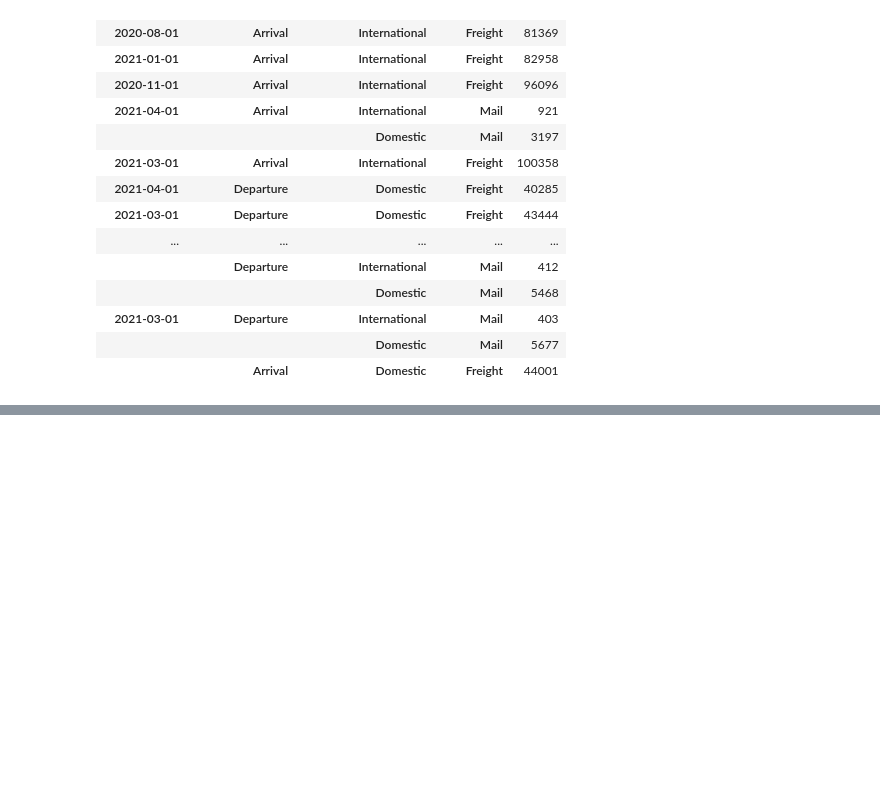
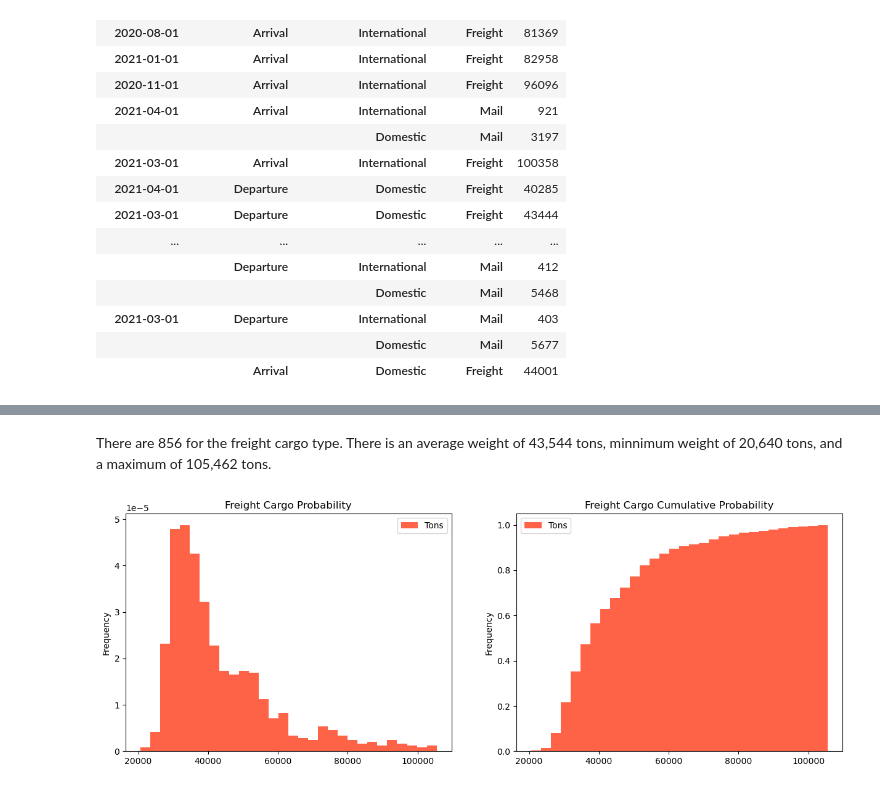
Before and after one commit to IsaganiJulian/LAX_Analysis, a Jupyter notebook: cargo/cargo.ipynb, the cells around one changed output, grey strips where cells are left out. Saved outputs shown, nothing was run; the diff lists cells and outputs as text; code cells hidden in the pictures; blank space fills up the shorter version.

```diff
--- a/cargo/cargo.ipynb
+++ b/cargo/cargo.ipynb
@@ -191,9 +180,9 @@ cargo_df.head()
 # %%
 # Set index to datetime
-cargo_df.index = pd.to_datetime(cargo_df.index)
+data1.index = pd.to_datetime(data1.index)
 
 # Exclude categorical columns from resampling
-resampled_df = cargo_df.select_dtypes(exclude=['category']).resample('A').mean()
+resampled_df = data1.select_dtypes(exclude=['category']).resample('A').mean()
 
 resampled_df
 # %% [output]
@@ -334,0 +317,10 @@ cargo_df = pd.read_csv(r'/Users/isaganijulian/Downloads/cargo_df.csv')
+# %%
+freight=data1[data1.Cargo_Type=="Freight"]
+mail=data1[data1.Cargo_Type=="Mail"]
+
+# Display the filtered DataFrames
+print("Freight:")
+print(freight)
+
+print("\nMail:")
+print(mail)
@@ -334,0 +359,9 @@ cargo_df = pd.read_csv(r'/Users/isaganijulian/Downloads/cargo_df.csv')
+# %% [markdown]
+There are 856 for the freight cargo type. There is an  average weight of 43,544 tons,  minnimum weight of 20,640 tons, and a maximum of 105,462 tons.
+# %%
+fig, axes=plt.subplots(nrows=1,ncols=2,figsize=(15,5))
+freight.plot(kind="hist",bins=30,color="tomato",density=True, ax=axes[0],title="Freight Cargo Probability")
+freight.plot(kind="hist",bins=30,color="tomato",density=True,ax=axes[1],cumulative=True,title="Freight Cargo Cumulative Probability",label="Tons")
+plt.show()
+# %% [output]
+[figure, added]
```
Also changed, not shown: parts of 25 cells of this notebook.
